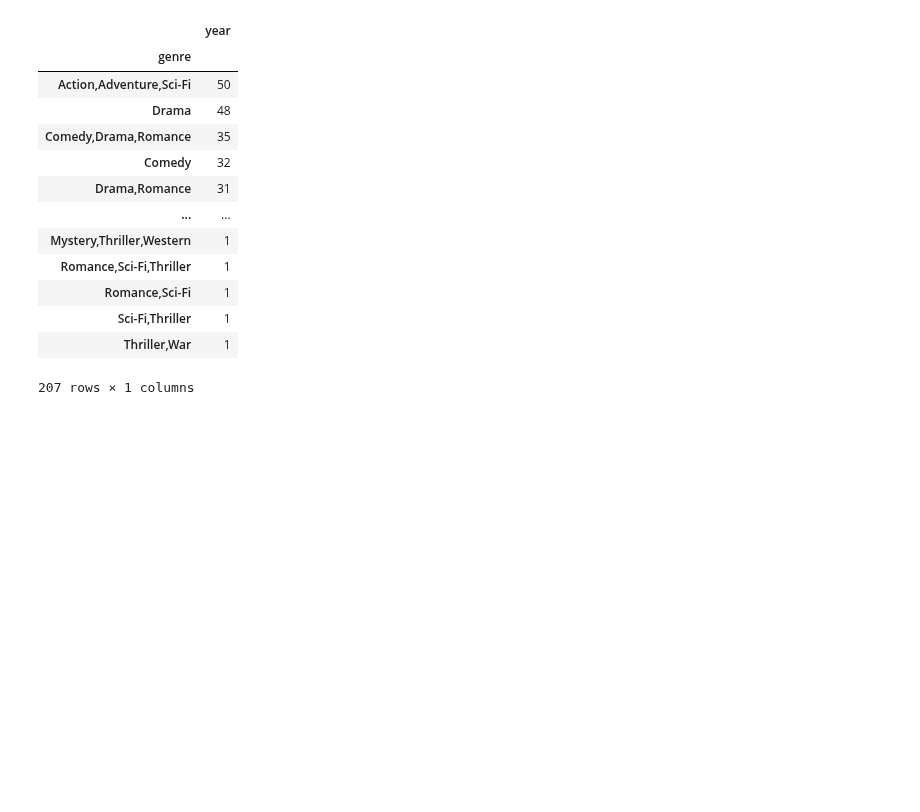
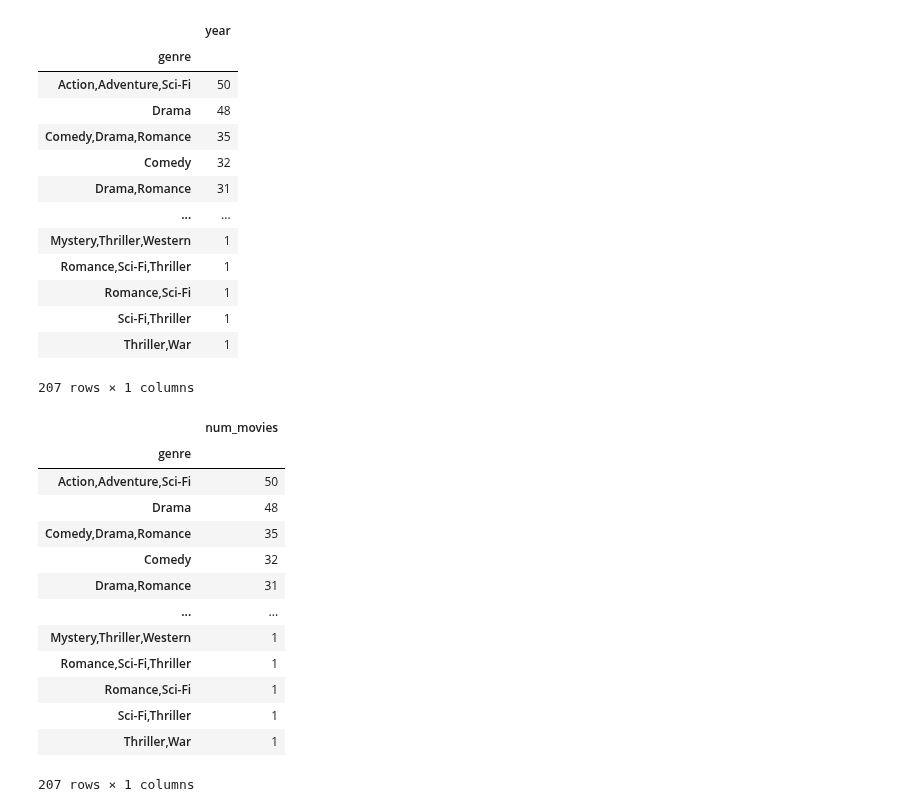
Before and after one commit to rajkonkret/PythonAnalizaDanych_17_11_2025, a Jupyter notebook: cwiczenie2_pandas.ipynb, the cells around one changed output. Saved outputs shown, nothing was run; the diff lists cells and outputs as text; code cells hidden in the pictures; blank space fills up the shorter version.

```diff
--- a/cwiczenie2_pandas.ipynb
+++ b/cwiczenie2_pandas.ipynb
@@ -466,3 +466,22 @@ movies_db.groupby(['genre']).agg({"year": "count"}).sort_values(by="year", ascen
 | Sci-Fi,Thriller | 1 |
 | Thriller,War | 1 |
 207 rows × 1 columns
+# %%
+result = movies_db.groupby(['genre']).agg({"year": "count"}).sort_values(by="year", ascending=False)
+result = result.rename(columns={"year": "num_movies"})
+result
+# %% [output]
+|  | num_movies |
+| genre |  |
+| Action,Adventure,Sci-Fi | 50 |
+| Drama | 48 |
+| Comedy,Drama,Romance | 35 |
+| Comedy | 32 |
+| Drama,Romance | 31 |
+| ... | ... |
+| Mystery,Thriller,Western | 1 |
+| Romance,Sci-Fi,Thriller | 1 |
+| Romance,Sci-Fi | 1 |
+| Sci-Fi,Thriller | 1 |
+| Thriller,War | 1 |
+207 rows × 1 columns
```
Also changed, not shown: parts of 1 cell of this notebook.
